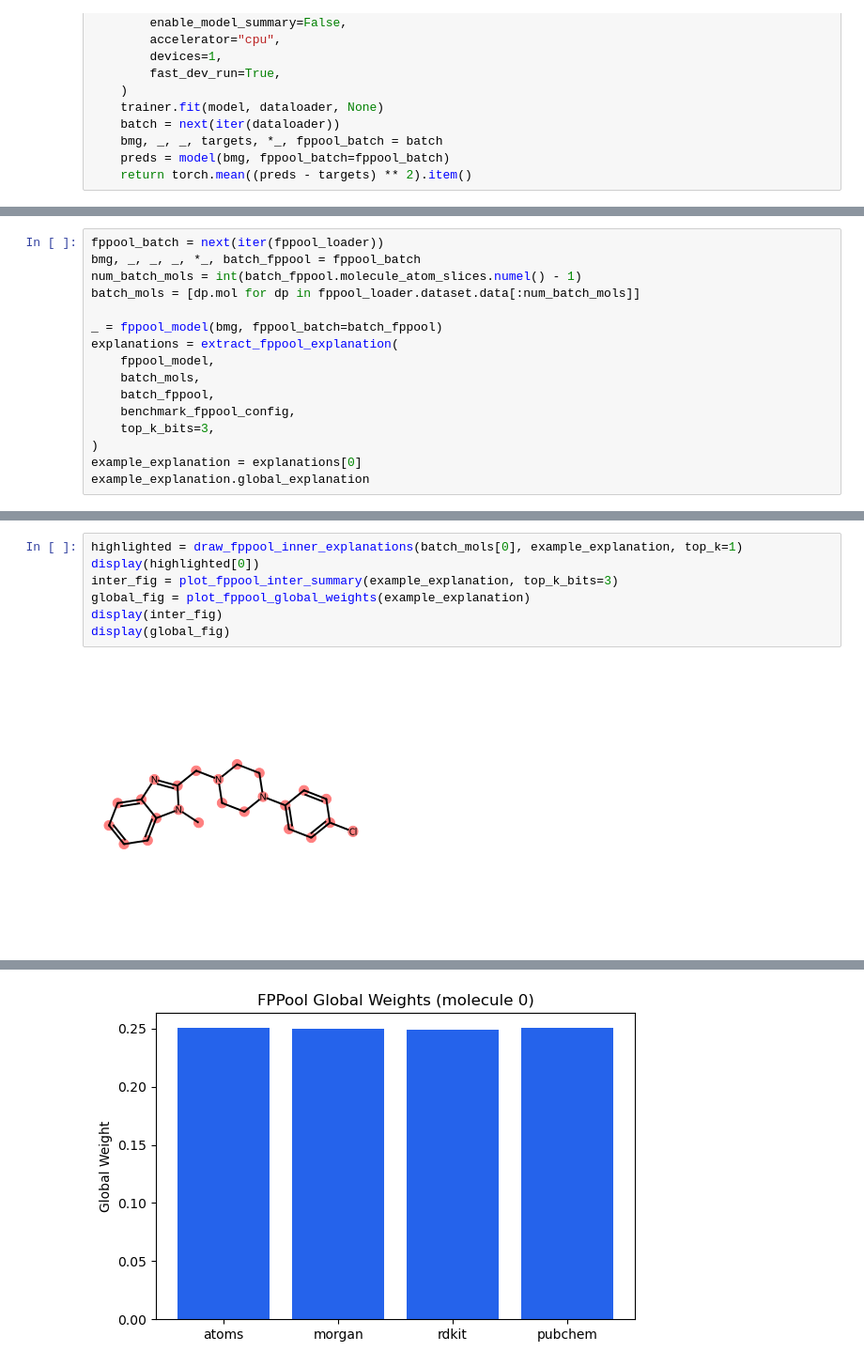
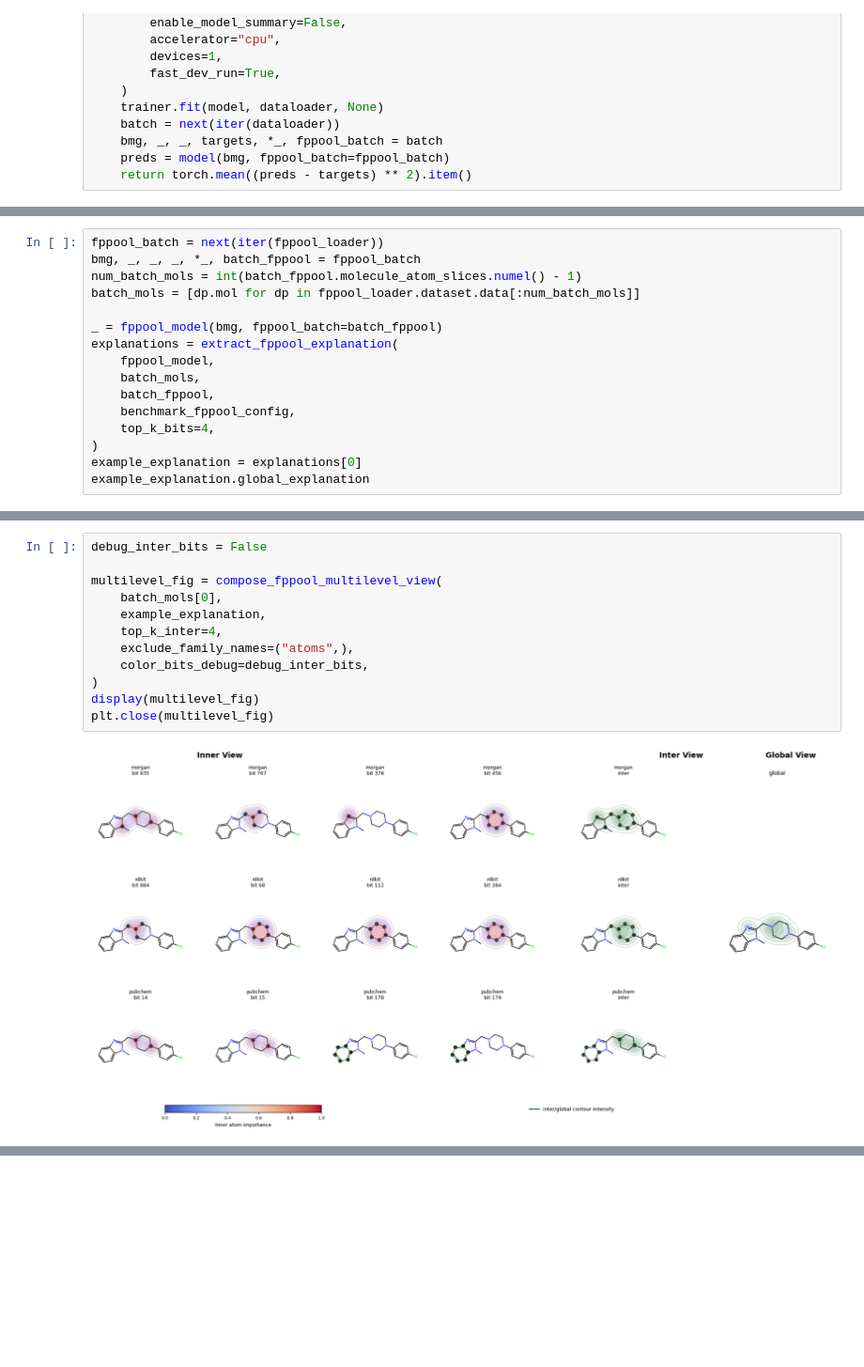
Before and after one commit to KalenJosifovski/chemprop, a Jupyter notebook: examples/fppool_benchmark.ipynb, the cells around one changed output, grey strips where cells are left out. Shown at 94% size. Drawn from its saved outputs; the diff is of its cells as text; blank space fills up the shorter version.

Commit message:
wip: refine FPPool interpretability visualization

```diff
--- a/examples/fppool_benchmark.ipynb
+++ b/examples/fppool_benchmark.ipynb
@@ -172,7 +165,7 @@ explanations = extract_fppool_explanation(
     batch_mols,
     batch_fppool,
     benchmark_fppool_config,
-    top_k_bits=3,
+    top_k_bits=4,
 )
 example_explanation = explanations[0]
 example_explanation.global_explanation
@@ -198,9 +174,14 @@ FPPoolGlobalExplanation(family_names=('atoms', 'morgan', 'rdkit', 'pubchem'), fa
 # %%
-highlighted = draw_fppool_inner_explanations(batch_mols[0], example_explanation, top_k=1)
-display(highlighted[0])
-inter_fig = plot_fppool_inter_summary(example_explanation, top_k_bits=3)
-global_fig = plot_fppool_global_weights(example_explanation)
-display(inter_fig)
-display(global_fig)
+debug_inter_bits = False
+
+multilevel_fig = compose_fppool_multilevel_view(
+    batch_mols[0],
+    example_explanation,
+    top_k_inter=4,
+    exclude_family_names=("atoms",),
+    color_bits_debug=debug_inter_bits,
+)
+display(multilevel_fig)
+plt.close(multilevel_fig)
 # %% [output]
-[figure, old version]
+[figure, new version]
@@ -208 +187,0 @@ display(global_fig)
-[figure, removed]
```
Also changed, not shown: parts of 5 cells of this notebook, 3 other files.
